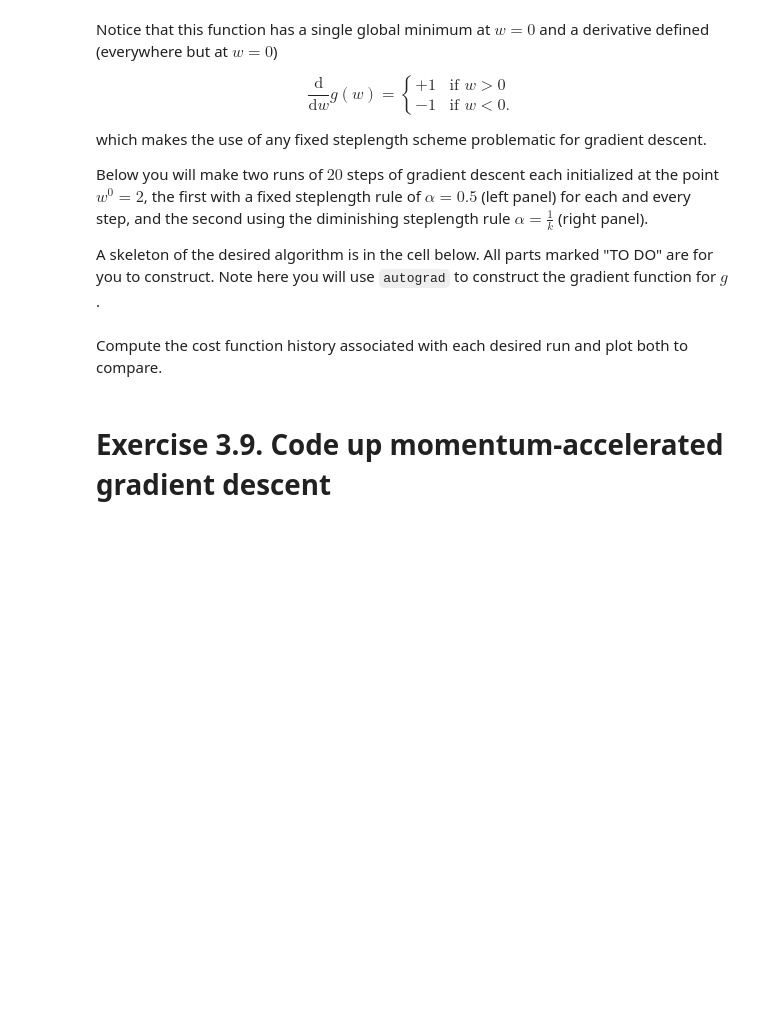
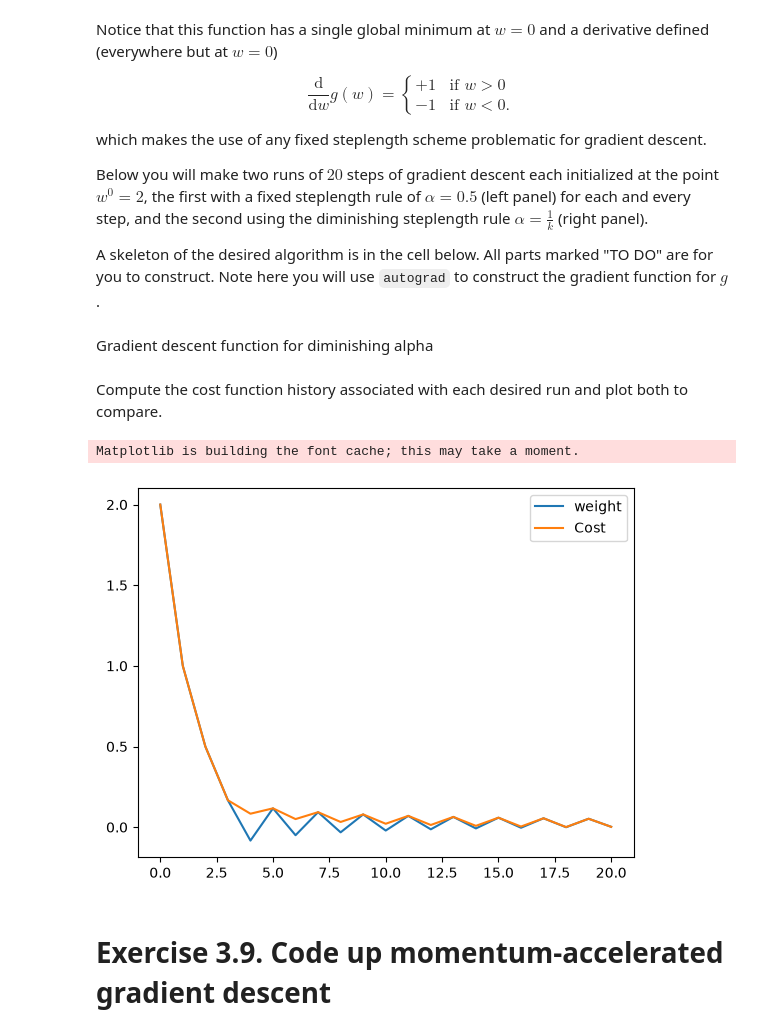
Before and after one commit to dev-pa5an/machine-learning-refined, a Jupyter notebook: exercises/chapter_3/chapter_3_exercises.ipynb, the cells around one changed output. Drawn from its saved outputs; the diff is of its cells as text; code cells hidden in the pictures; blank space fills up the shorter version.

```diff
--- a/exercises/chapter_3/chapter_3_exercises.ipynb
+++ b/exercises/chapter_3/chapter_3_exercises.ipynb
@@ -196,8 +196,54 @@ def gradient_descent(g,alpha,max_its,w):
         weight_history.append(w)
         cost_history.append(g(w))
     return weight_history,cost_history
+# %% [markdown]
+Gradient descent function for diminishing alpha
+# %%
+from autograd import grad
+
+#gradient descent function with diminishing alpha
+def gradient_descent_diminishing_alpha(g, max_its, w):
+    # compte the gradient using autograd
+    gradient = grad(g)
+
+    #run the gradient descent loop
+    weight_history = [w]
+    cost_history = [g(w)]
+    for k in range(1, max_its + 1):
+        #calculate the gradient value
+        grad_val = gradient(w)
+
+        #calculate the alpha
+        alpha = 1 / k
+
+        #update the parameters
+        w = w - alpha * grad_val
+
+        #store the current weight and cost value
+        weight_history.append(w)
+        cost_history.append(g(w))
+
+    return weight_history, cost_history
 # %% [markdown]
 Compute the cost function history associated with each desired run and plot both to compare.
+# %%
+import autograd.numpy as np
+import matplotlib.pyplot as plt
+
+w = 2.0
+max_its = 20
+g = lambda w: np.abs(w)
+
+#gradient descent with diminishing alpha
+weight_history, cost_history = gradient_descent_diminishing_alpha(g, max_its, w)
+
+plt.plot(weight_history, label="weight")
+plt.plot(cost_history, label="Cost")
+plt.legend()
+plt.show()
+# %% [output]
+Matplotlib is building the font cache; this may take a moment.
+[figure, added]
 # %% [markdown]
 # Exercise 3.9. Code up momentum-accelerated gradient descent
 # %% [markdown]
```
Also changed, not shown: parts of 1 cell of this notebook.
